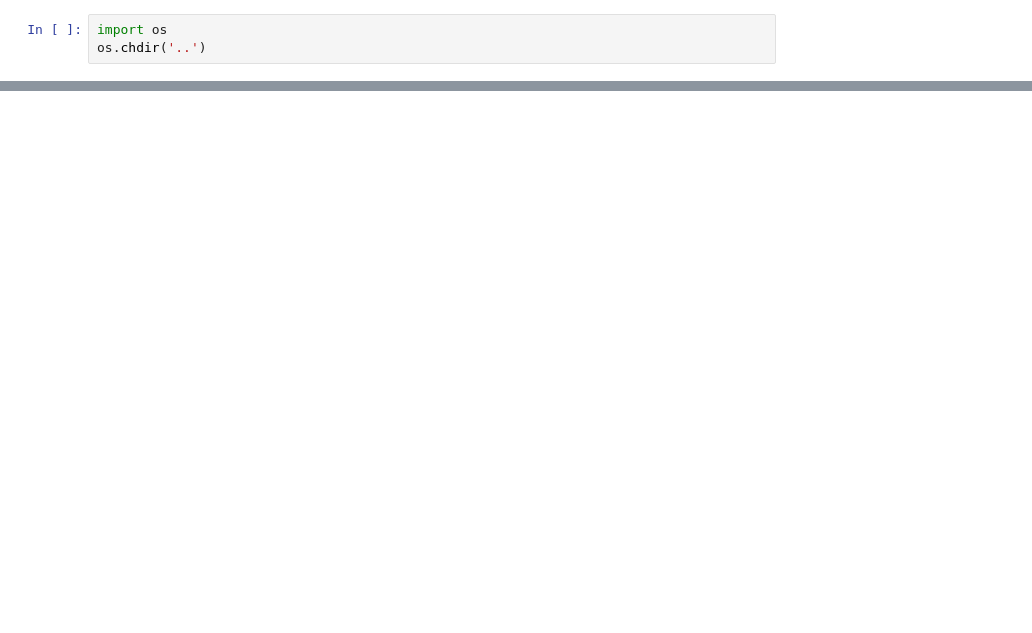
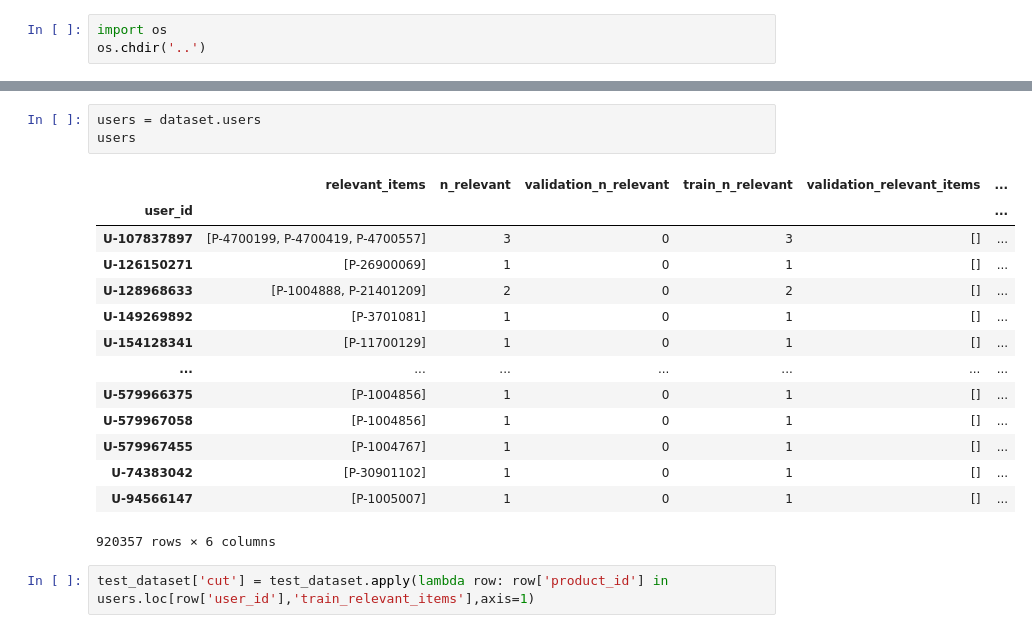
Before and after one commit to joseantbaurec/recommender-systems, a Jupyter notebook: src/testing.ipynb, the cells around one changed output, grey strips where cells are left out. Saved outputs shown, nothing was run; the diff lists cells and outputs as text; blank space fills up the shorter version.

```diff
--- a/src/testing.ipynb
+++ b/src/testing.ipynb
@@ -50,0 +101,20 @@ Word2Vec SG session-based Recommender - Validation statistics
+# %%
+users = dataset.users
+users
+# %% [output]
+|  | relevant_items | n_relevant | validation_n_relevant | train_n_relevant | validation_relevant_items | ... |
+| user_id |  |  |  |  |  | ... |
+| U-107837897 | [P-4700199, P-4700419, P-4700557] | 3 | 0 | 3 | [] | ... |
+| U-126150271 | [P-26900069] | 1 | 0 | 1 | [] | ... |
+| U-128968633 | [P-1004888, P-21401209] | 2 | 0 | 2 | [] | ... |
+| U-149269892 | [P-3701081] | 1 | 0 | 1 | [] | ... |
+| U-154128341 | [P-11700129] | 1 | 0 | 1 | [] | ... |
+| ... | ... | ... | ... | ... | ... | ... |
+| U-579966375 | [P-1004856] | 1 | 0 | 1 | [] | ... |
+| U-579967058 | [P-1004856] | 1 | 0 | 1 | [] | ... |
+| U-579967455 | [P-1004767] | 1 | 0 | 1 | [] | ... |
+| U-74383042 | [P-30901102] | 1 | 0 | 1 | [] | ... |
+| U-94566147 | [P-1005007] | 1 | 0 | 1 | [] | ... |
+920357 rows × 6 columns
+# %%
+test_dataset['cut'] = test_dataset.apply(lambda row: row['product_id'] in users.loc[row['user_id'],'train_relevant_items'],axis=1)
```
Also changed, not shown: parts of 22 cells of this notebook, 2 other files.
